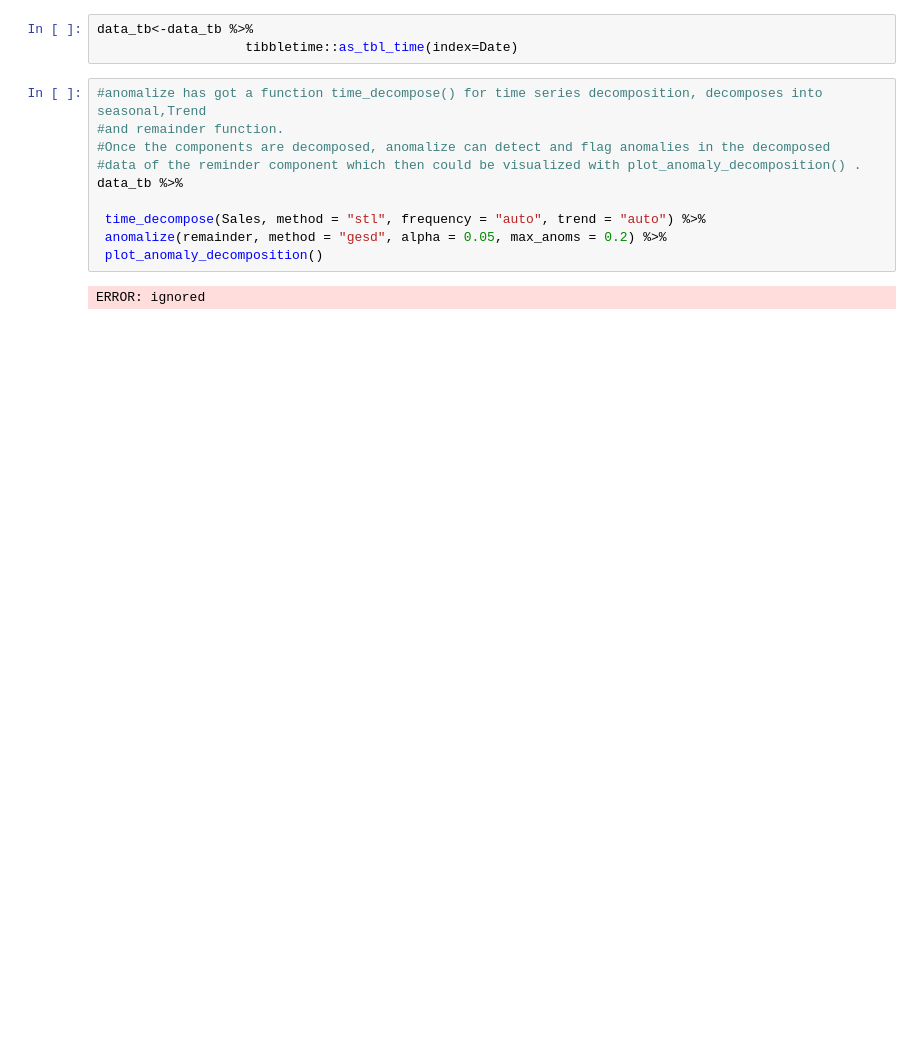
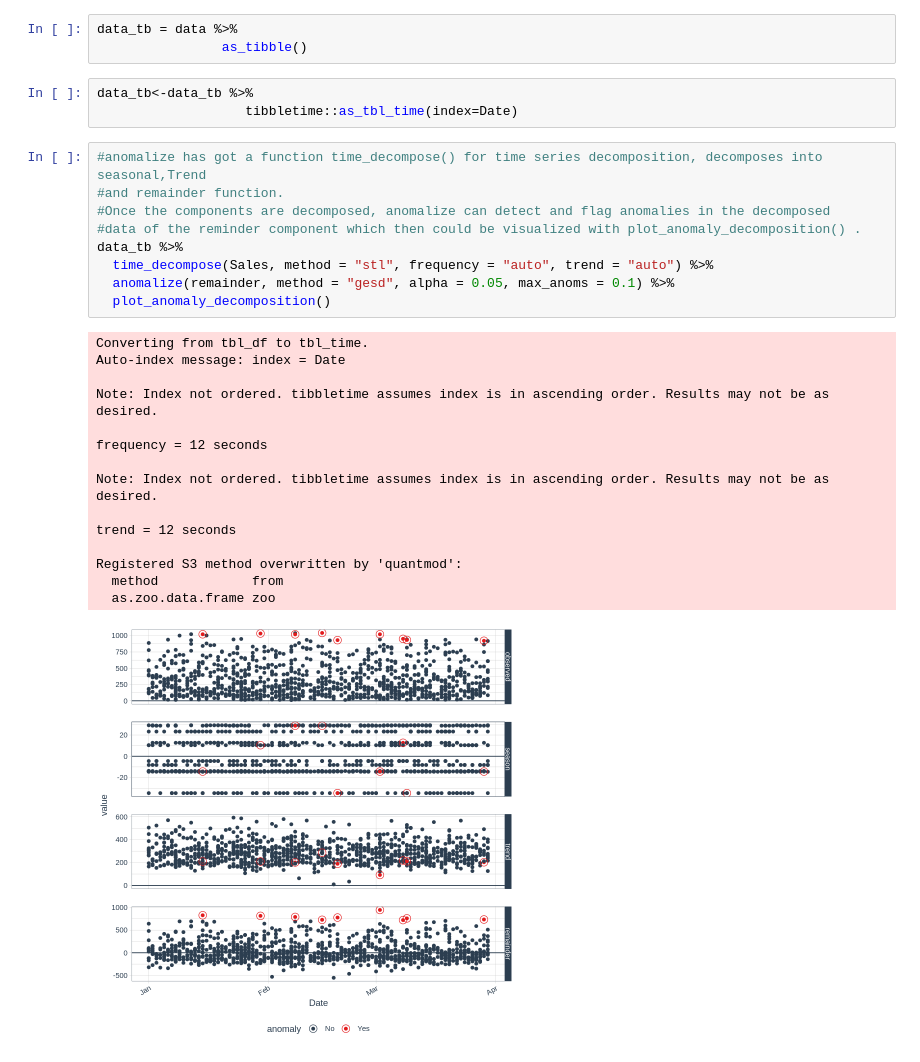
Before and after one commit to jane95924/Supermarket_-DATA-ANALYSIS., a Jupyter notebook: PART_4.ipynb, the cells around one changed output. Cells and saved outputs as stored; diff of their text form; blank space fills up the shorter version.

```diff
--- a/PART_4.ipynb
+++ b/PART_4.ipynb
@@ -156,18 +153,34 @@ A tibble: 6 × 2
+# %%
+data_tb = data %>%
+                as_tibble()
 # %%
 data_tb<-data_tb %>%
                    tibbletime::as_tbl_time(index=Date)
 # %%
 #anomalize has got a function time_decompose() for time series decomposition, decomposes into seasonal,Trend
 #and remainder function.
 #Once the components are decomposed, anomalize can detect and flag anomalies in the decomposed
 #data of the reminder component which then could be visualized with plot_anomaly_decomposition() .
 data_tb %>%
-
- time_decompose(Sales, method = "stl", frequency = "auto", trend = "auto") %>%
- anomalize(remainder, method = "gesd", alpha = 0.05, max_anoms = 0.2) %>%
- plot_anomaly_decomposition()
+  time_decompose(Sales, method = "stl", frequency = "auto", trend = "auto") %>%
+  anomalize(remainder, method = "gesd", alpha = 0.05, max_anoms = 0.1) %>%
+  plot_anomaly_decomposition()
 # %% [output]
-ERROR: ignored
+Converting from tbl_df to tbl_time.
+Auto-index message: index = Date
+
+Note: Index not ordered. tibbletime assumes index is in ascending order. Results may not be as desired.
+
+frequency = 12 seconds
+
+Note: Index not ordered. tibbletime assumes index is in ascending order. Results may not be as desired.
+
+trend = 12 seconds
+
+Registered S3 method overwritten by 'quantmod':
+  method            from
+  as.zoo.data.frame zoo
+[figure, added]
 # %%
 #decomposition , anomaly detection and plotting them
 data_tb %>%
```
Also changed, not shown: parts of 6 cells of this notebook.
